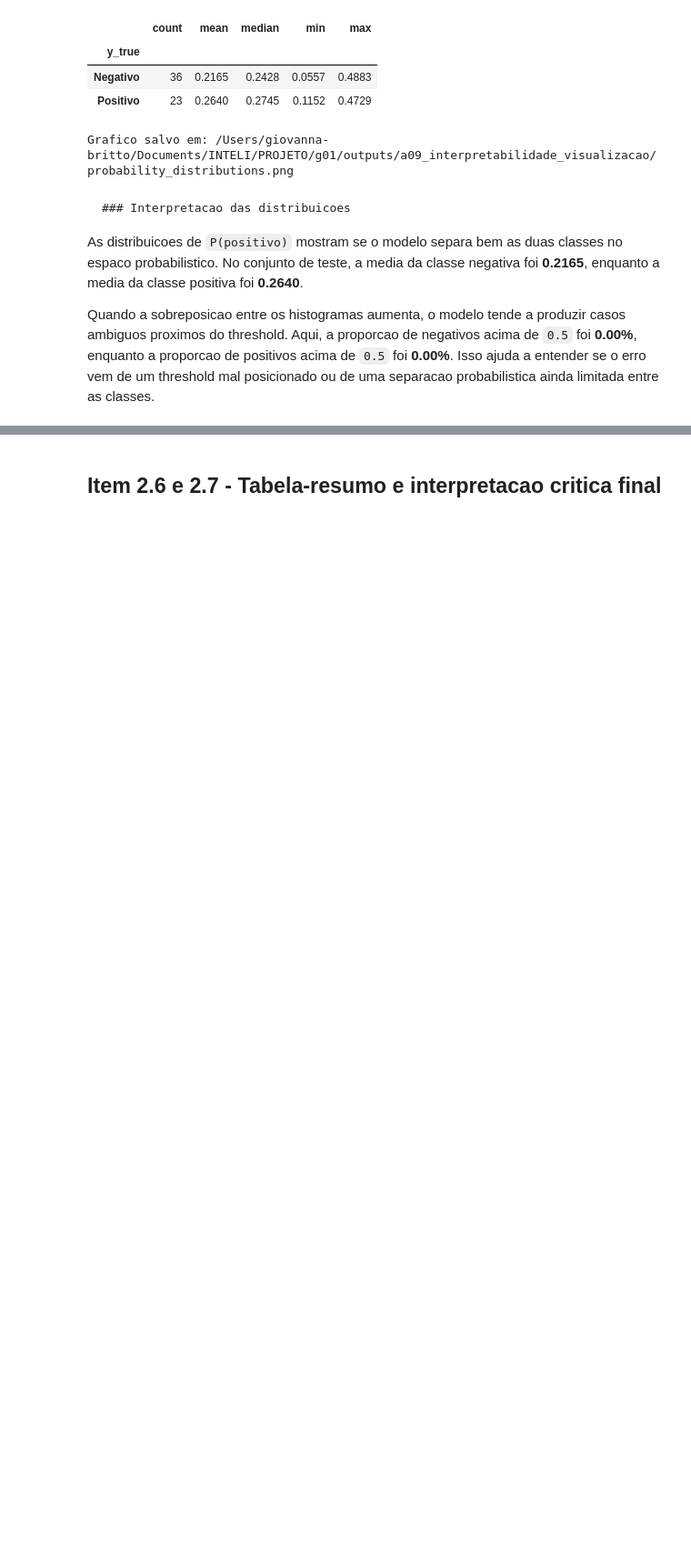
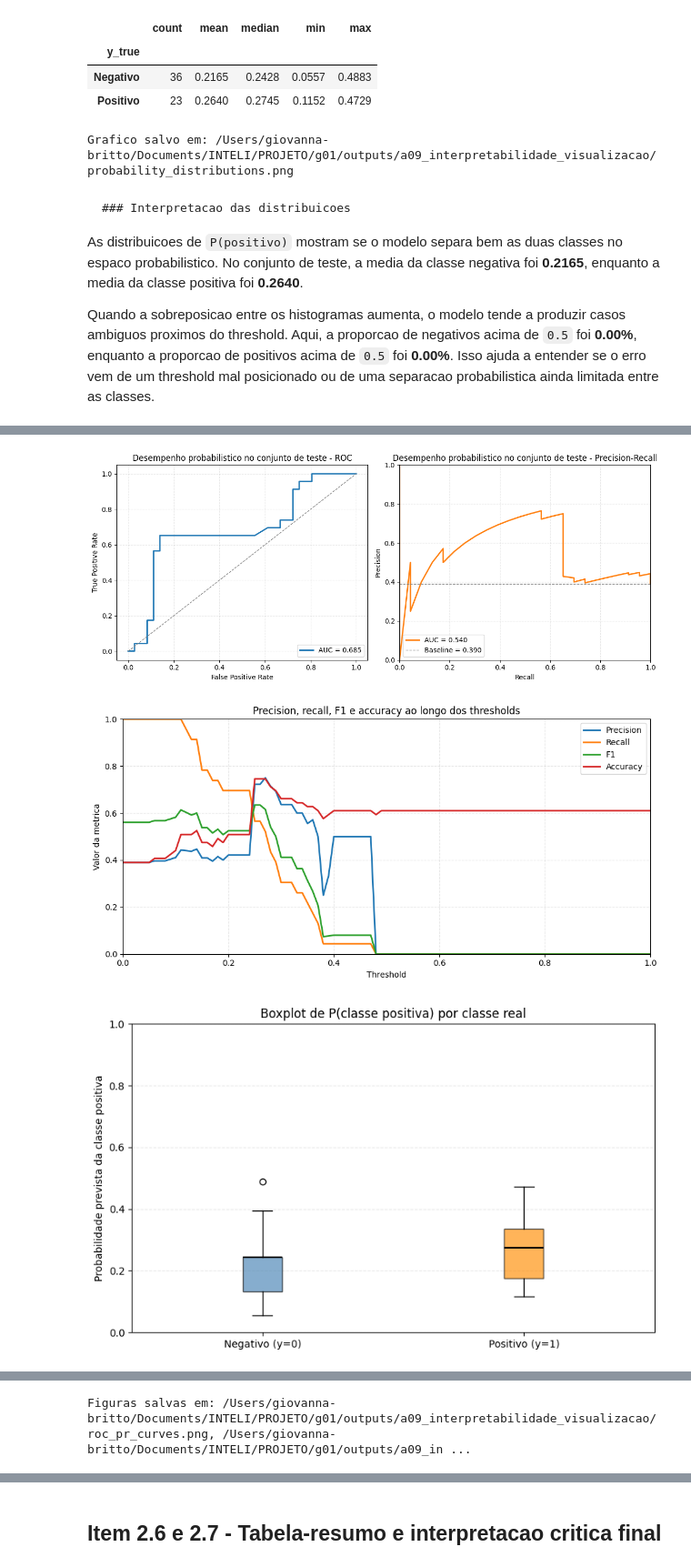
Before and after one commit to pedroauler12/SpectraAI, a Jupyter notebook: artefatos/a09_interpretabilidade_visualizacao/a09_interpretabilidade_visualizacao.ipynb, the cells around one changed output, grey strips where cells are left out. Shown at 91% size. Saved outputs shown, nothing was run; the diff lists cells and outputs as text; code cells hidden in the pictures; blank space fills up the shorter version.

Commit message:
feat: adiciona outputs de visualizacao do notebook closes #167

```diff
--- a/artefatos/a09_interpretabilidade_visualizacao/a09_interpretabilidade_visualizacao.ipynb
+++ b/artefatos/a09_interpretabilidade_visualizacao/a09_interpretabilidade_visualizacao.ipynb
@@ -523,0 +536,41 @@ Quando a sobreposicao entre os histogramas aumenta, o modelo tende a produzir ca
+# %%
+ROC_PR_PATH = OUTPUT_DIR / 'roc_pr_curves.png'
+THRESHOLD_SWEEP_PATH = OUTPUT_DIR / 'threshold_sweep_metrics.png'
+PROB_BOXPLOT_PATH = OUTPUT_DIR / 'probability_boxplot.png'
+
+plot_roc_pr_curves(
+    y_true=y_true_test,
+    y_score=y_prob_test,
+    title_prefix='Desempenho probabilistico no conjunto de teste',
+    save_path=ROC_PR_PATH,
+    show=True,
+)
+
+plot_threshold_sweep(
+    y_true=y_true_test,
+    y_score=y_prob_test,
+    title='Precision, recall, F1 e accuracy ao longo dos thresholds',
+    save_path=THRESHOLD_SWEEP_PATH,
+    show=True,
+)
+
+plot_probability_boxplot(
+    y_true=y_true_test,
+    y_score=y_prob_test,
+    class_names=CLASS_NAMES,
+    title='Boxplot de P(classe positiva) por classe real',
+    save_path=PROB_BOXPLOT_PATH,
+    show=True,
+)
+
+threshold_grid = np.linspace(0.05, 0.95, 19)
+threshold_scan_df = pd.DataFrame(
+    [compute_binary_metrics(y_true_test, y_prob_test, thr, f'thr_{thr:.2f}') for thr in threshold_grid]
+).round(4)
+
+display(threshold_scan_df.sort_values(['f1', 'recall', 'precision'], ascending=False).head(10))
+print(f'Figuras salvas em: {ROC_PR_PATH}, {THRESHOLD_SWEEP_PATH} e {PROB_BOXPLOT_PATH}')
+# %% [output]
+[figure, added]
+[figure, added]
+[figure, added]
@@ -523,0 +588 @@ Quando a sobreposicao entre os histogramas aumenta, o modelo tende a produzir ca
+Figuras salvas em: /Users/giovanna-britto/Documents/INTELI/PROJETO/g01/outputs/a09_interpretabilidade_visualizacao/roc_pr_curves.png, /Users/giovanna-britto/Documents/INTELI/PROJETO/g01/outputs/a09_in ...
```
Also changed, not shown: parts of 21 cells of this notebook, 11 other files.
